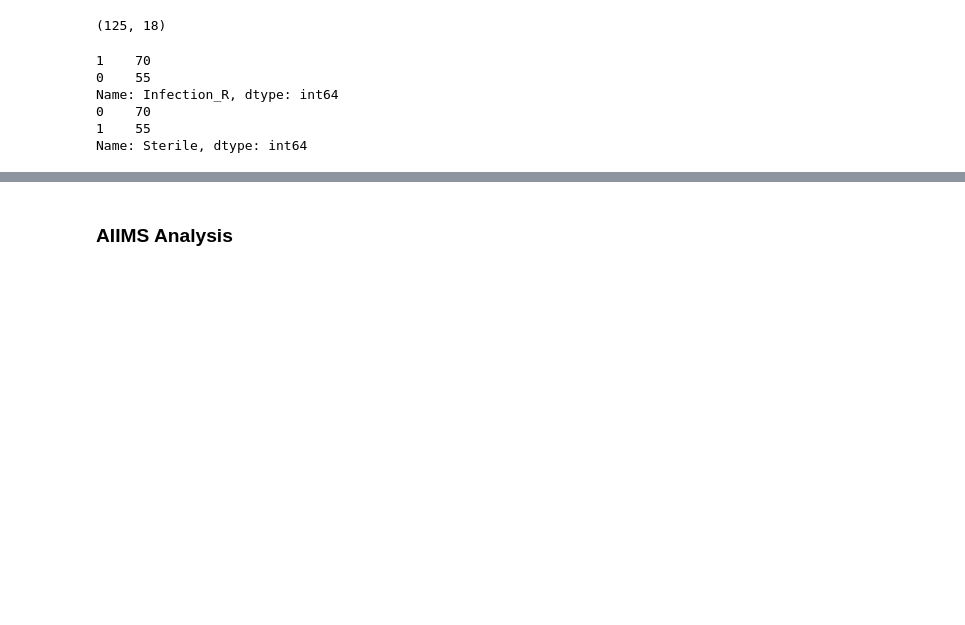
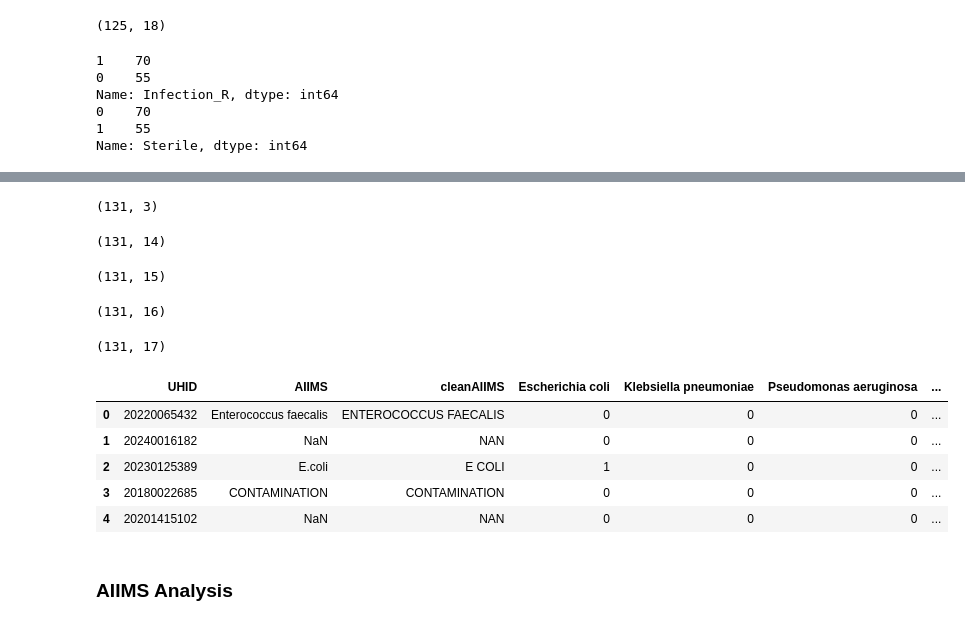
Before and after one commit to neeliit/DiagnosticsPy, a Jupyter notebook: comparision.ipynb, the cells around one changed output, grey strips where cells are left out. Saved outputs shown, nothing was run; the diff lists cells and outputs as text; code cells hidden in the pictures; blank space fills up the shorter version.

```diff
--- a/comparision.ipynb
+++ b/comparision.ipynb
@@ -161,3 +178,48 @@ Name: Sterile, dtype: int64
+# %%
+#........Clean the columns AIIMS and RAMJA names......#
+df['clean'+test] = df[test].apply(cleanup)
+df.shape
+# %% [output]
+(131, 3)
+# %%
+#...........Get individual bactrial data for infection and serility......#
+
+genus = ["ESCHER","KLEBS","PSEUDO","ACINE","PROT","ENTER","AURE","SAPRO","STERI","CONTA","NAN"]
+species = ["COLI", "PNE", "AERUGI", "BAUM", "MIRABIL", "FAECALI", "AUREUS", "SAPROPHY", "STERI","CONTA","NAN"]
+for s1, s2 in zip(genus,species):
+    df[s2] = df['cleanAIIMS'].apply(lambda x: check(x, s1, s2))
+
+df.rename(columns=bacteriatypes, inplace=True) #change column names
+df.shape
+# %% [output]
+(131, 14)
+# %%
+#....add a column named 'Others' contain values other than assigend catagories
+df['Others'] = (df[['Escherichia coli','Klebsiella pneumoniae','Pseudomonas aeruginosa','Acinetobacter baumannii','Proteus mirabilis','Enterococcus faecalis','Staphylococcus aureus','Staphylococcus saprophyticus','Sterile','Contamination','NAN']] == 0).all(axis=1).astype(int)
+df.shape
+# %% [output]
+(131, 15)
+# %%
+#...Get all infections positive (bacteria + others ) in AIIMS
+df['Infection'] = (df[['Escherichia coli','Klebsiella pneumoniae','Pseudomonas aeruginosa','Acinetobacter baumannii','Proteus mirabilis','Enterococcus faecalis','Staphylococcus aureus','Staphylococcus saprophyticus','Others']] == 1).any(axis=1).astype(int)
+df.shape
+# %% [output]
+(131, 16)
+# %%
+#...Get all Negatives (Sterile + contaminated ) in AIIMS
+df['NoInfection'] = (df[['Sterile','Contamination']] == 1).any(axis=1).astype(int)
+df.shape
+# %% [output]
+(131, 17)
+# %%
+df.head()
+# %% [output]
+|  | UHID | AIIMS | cleanAIIMS | Escherichia coli | Klebsiella pneumoniae | Pseudomonas aeruginosa | ... |
+| 0 | 20220065432 | Enterococcus faecalis | ENTEROCOCCUS FAECALIS | 0 | 0 | 0 | ... |
+| 1 | 20240016182 | NaN | NAN | 0 | 0 | 0 | ... |
+| 2 | 20230125389 | E.coli | E COLI | 1 | 0 | 0 | ... |
+| 3 | 20180022685 | CONTAMINATION | CONTAMINATION | 0 | 0 | 0 | ... |
+| 4 | 20201415102 | NaN | NAN | 0 | 0 | 0 | ... |
 # %% [markdown]
 ### AIIMS Analysis
 # %%
```
Also changed, not shown: parts of 16 cells of this notebook.
